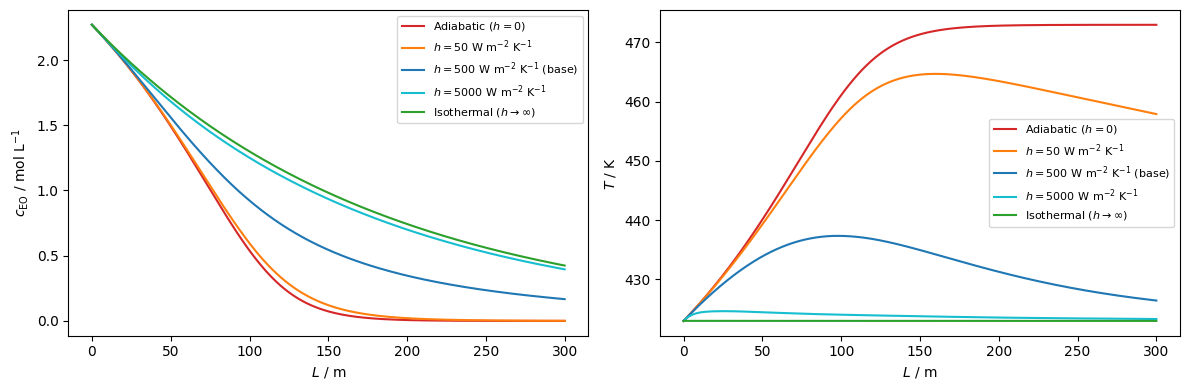
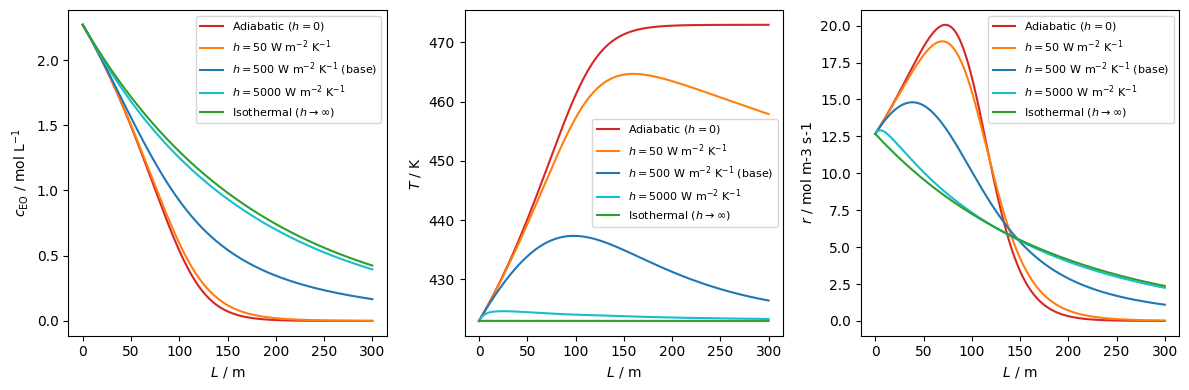
The change to this notebook cell's code, shown as a diff; its figure went from the first image to the second:
--- before
+++ after
@@ -9,7 +9,8 @@
 }
 
-fig, (ax1, ax2) = plt.subplots(1, 2, figsize=(12, 4))
+fig, (ax1, ax2, ax3) = plt.subplots(1, 3, figsize=(12, 4))
 ax1.set(xlabel='$L$ / m', ylabel='$c_{\\mathrm{EO}}$ / mol L$^{-1}$')
 ax2.set(xlabel='$L$ / m', ylabel='$T$ / K')
+ax3.set(xlabel='$L$ / m', ylabel='$r$ / mol m-3 s-1')
 colors = ['tab:red', 'tab:orange', 'tab:blue', 'tab:cyan', 'tab:green']
 
@@ -19,7 +20,10 @@
     ax1.plot(sol.t, sol.y[0, :] / 1000, color=color, label=label)
     ax2.plot(sol.t, sol.y[2, :],         color=color, label=label)
+    ax3.plot(sol.t, kinetics(sol.y[2, :], sol.y[0, :]),  color=color, label=label)
 
 ax1.legend(fontsize=8)
 ax2.legend(fontsize=8)
+ax3.legend(fontsize=8)
 fig.tight_layout()
 plt.show()
+

Commit: markdowns, citations and a little bit of argumentation